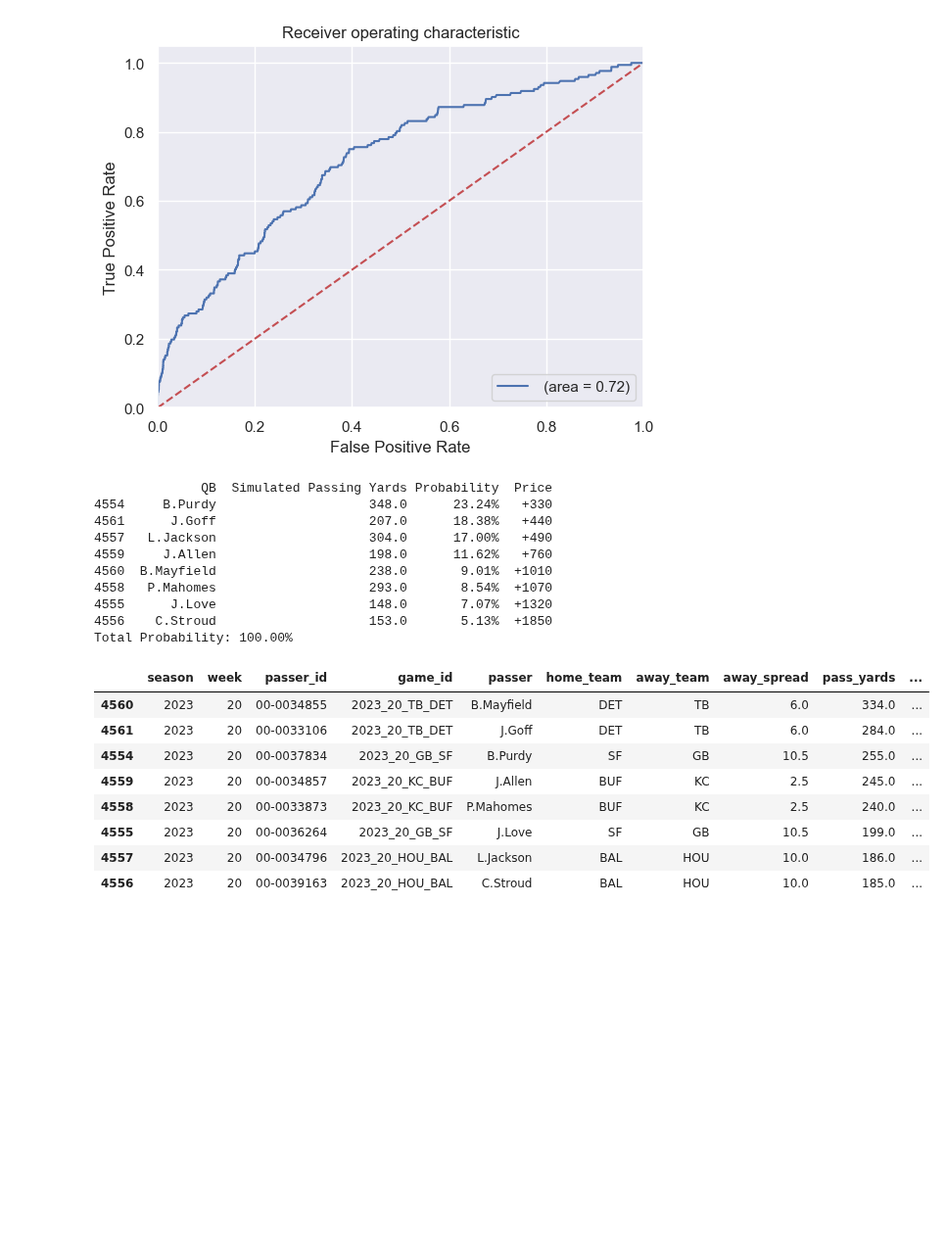
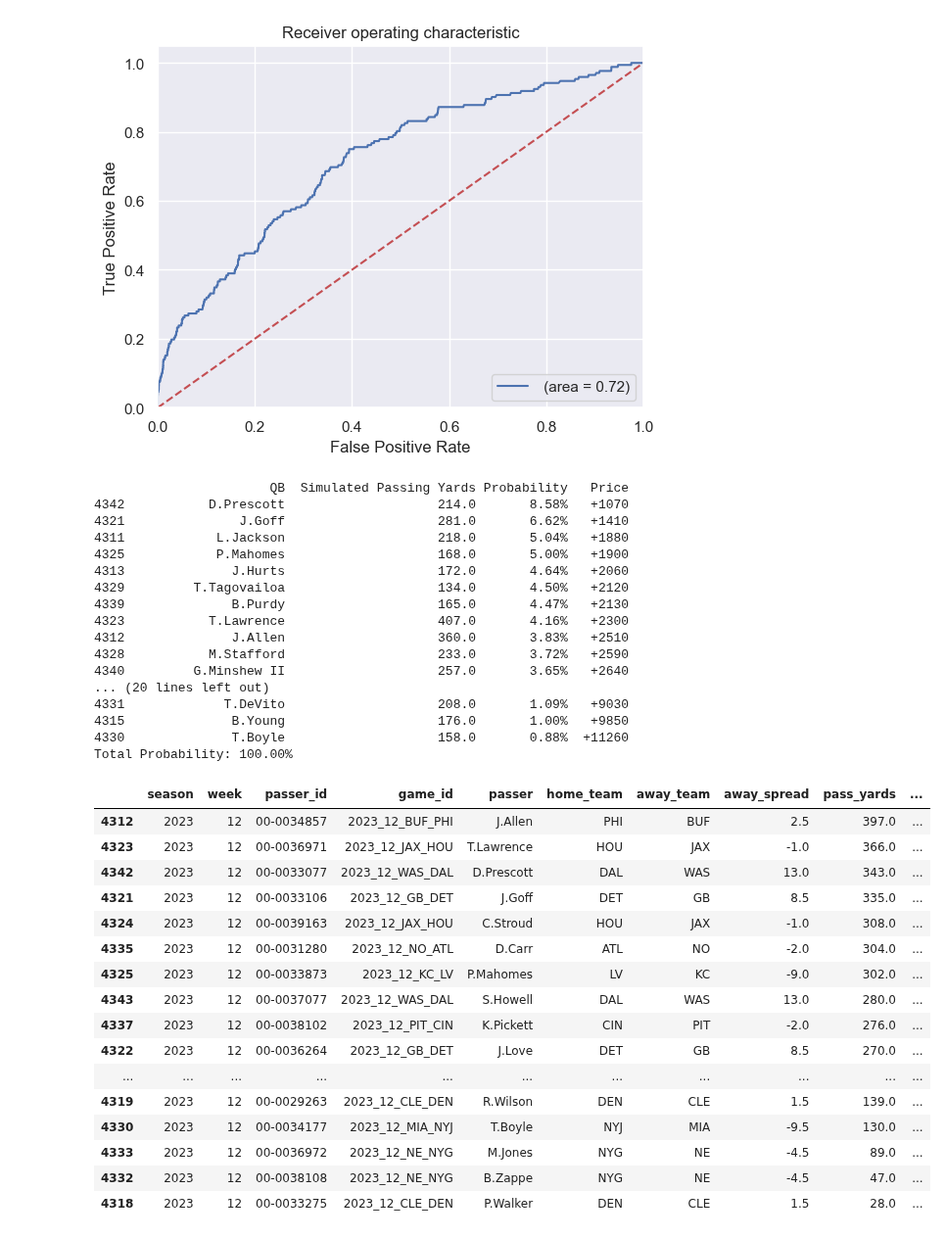
Before and after one commit to bhuggard/CheckTheCover, a Jupyter notebook: herewego.ipynb, the cells around one changed output. Shown at 98% size. Saved outputs shown, nothing was run; the diff lists cells and outputs as text; code cells hidden in the pictures; blank space fills up the shorter version.

```diff
--- a/herewego.ipynb
+++ b/herewego.ipynb
@@ -229,7 +211,7 @@ sortski[sortski['game_id'] == '2016_16_NYJ_NE']
 def calc_adjusted_stats(row):
     close_games = sortski[np.abs(sortski['implied_total'] - row['implied_total']) <= 3.5]
     mean_pass_yards = close_games['pass_yards'].mean()
-    std_pass_yards = close_games['pass_yards'].std() if not close_games['pass_yards'].std() == 0 else 1  # Default std dev if only one match
+    std_pass_yards = sortski['pass_yards'].std()  # League Standard Deviation
     return pd.Series([mean_pass_yards, std_pass_yards])
 
 sortski[['adjusted_mean', 'adjusted_std']] = sortski.apply(calc_adjusted_stats, axis=1)
@@ -313,7 +295,7 @@ Logloss: 0.14598886193631447
 Brier: 0.03422148623510168
 [figure]
 # %%
-divisional_projections = simulated_df[(simulated_df['week'] == 20) & (simulated_df['season'] == 2023)]
+divisional_projections = simulated_df[(simulated_df['week'] == 12) & (simulated_df['season'] == 2023)]
 
 divisional_projections = divisional_projections[['passer','simulated_passing_yards','simulated_highest_passing_probability']]
 
@@ -334,25 +316,40 @@ print(divisional_projections)
 
 print('Total Probability: {:,.2%}'.format(total_probability))
 # %% [output]
-              QB  Simulated Passing Yards Probability  Price
-4554     B.Purdy                    348.0      23.24%   +330
-4561      J.Goff                    207.0      18.38%   +440
-4557   L.Jackson                    304.0      17.00%   +490
-4559     J.Allen                    198.0      11.62%   +760
-4560  B.Mayfield                    238.0       9.01%  +1010
-4558   P.Mahomes                    293.0       8.54%  +1070
-4555      J.Love                    148.0       7.07%  +1320
-4556    C.Stroud                    153.0       5.13%  +1850
+                       QB  Simulated Passing Yards Probability   Price
+4342           D.Prescott                    214.0       8.58%   +1070
+4321               J.Goff                    281.0       6.62%   +1410
+4311            L.Jackson                    218.0       5.04%   +1880
+4325            P.Mahomes                    168.0       5.00%   +1900
+4313              J.Hurts                    172.0       4.64%   +2060
+4329         T.Tagovailoa                    134.0       4.50%   +2120
+4339              B.Purdy                    165.0       4.47%   +2130
+4323           T.Lawrence                    407.0       4.16%   +2300
+4312              J.Allen                    360.0       3.83%   +2510
+4328           M.Stafford                    233.0       3.72%   +2590
+4340         G.Minshew II                    257.0       3.65%   +2640
+... (20 lines left out)
+4331             T.DeVito                    208.0       1.09%   +9030
+4315              B.Young                    176.0       1.00%   +9850
+4330              T.Boyle                    158.0       0.88%  +11260
 Total Probability: 100.00%
 # %%
-simulated_df[(simulated_df['week'] == 20) & (simulated_df['season'] == 2023)].sort_values(by = "pass_yards", ascending = False)
+simulated_df[(simulated_df['week'] == 12) & (simulated_df['season'] == 2023)].sort_values(by = "pass_yards", ascending = False)
 # %% [output]
 |  | season | week | passer_id | game_id | passer | home_team | away_team | away_spread | pass_yards | ... |
-| 4560 | 2023 | 20 | 00-0034855 | 2023_20_TB_DET | B.Mayfield | DET | TB | 6.0 | 334.0 | ... |
-| 4561 | 2023 | 20 | 00-0033106 | 2023_20_TB_DET | J.Goff | DET | TB | 6.0 | 284.0 | ... |
-| 4554 | 2023 | 20 | 00-0037834 | 2023_20_GB_SF | B.Purdy | SF | GB | 10.5 | 255.0 | ... |
-| 4559 | 2023 | 20 | 00-0034857 | 2023_20_KC_BUF | J.Allen | BUF | KC | 2.5 | 245.0 | ... |
-| 4558 | 2023 | 20 | 00-0033873 | 2023_20_KC_BUF | P.Mahomes | BUF | KC | 2.5 | 240.0 | ... |
-| 4555 | 2023 | 20 | 00-0036264 | 2023_20_GB_SF | J.Love | SF | GB | 10.5 | 199.0 | ... |
-| 4557 | 2023 | 20 | 00-0034796 | 2023_20_HOU_BAL | L.Jackson | BAL | HOU | 10.0 | 186.0 | ... |
-| 4556 | 2023 | 20 | 00-0039163 | 2023_20_HOU_BAL | C.Stroud | BAL | HOU | 10.0 | 185.0 | ... |
+| 4312 | 2023 | 12 | 00-0034857 | 2023_12_BUF_PHI | J.Allen | PHI | BUF | 2.5 | 397.0 | ... |
+| 4323 | 2023 | 12 | 00-0036971 | 2023_12_JAX_HOU | T.Lawrence | HOU | JAX | -1.0 | 366.0 | ... |
+| 4342 | 2023 | 12 | 00-0033077 | 2023_12_WAS_DAL | D.Prescott | DAL | WAS | 13.0 | 343.0 | ... |
+| 4321 | 2023 | 12 | 00-0033106 | 2023_12_GB_DET | J.Goff | DET | GB | 8.5 | 335.0 | ... |
+| 4324 | 2023 | 12 | 00-0039163 | 2023_12_JAX_HOU | C.Stroud | HOU | JAX | -1.0 | 308.0 | ... |
+| 4335 | 2023 | 12 | 00-0031280 | 2023_12_NO_ATL | D.Carr | ATL | NO | -2.0 | 304.0 | ... |
+| 4325 | 2023 | 12 | 00-0033873 | 2023_12_KC_LV | P.Mahomes | LV | KC | -9.0 | 302.0 | ... |
+| 4343 | 2023 | 12 | 00-0037077 | 2023_12_WAS_DAL | S.Howell | DAL | WAS | 13.0 | 280.0 | ... |
+| 4337 | 2023 | 12 | 00-0038102 | 2023_12_PIT_CIN | K.Pickett | CIN | PIT | -2.0 | 276.0 | ... |
+| 4322 | 2023 | 12 | 00-0036264 | 2023_12_GB_DET | J.Love | DET | GB | 8.5 | 270.0 | ... |
+| ... | ... | ... | ... | ... | ... | ... | ... | ... | ... | ... |
+| 4319 | 2023 | 12 | 00-0029263 | 2023_12_CLE_DEN | R.Wilson | DEN | CLE | 1.5 | 139.0 | ... |
+| 4330 | 2023 | 12 | 00-0034177 | 2023_12_MIA_NYJ | T.Boyle | NYJ | MIA | -9.5 | 130.0 | ... |
+| 4333 | 2023 | 12 | 00-0036972 | 2023_12_NE_NYG | M.Jones | NYG | NE | -4.5 | 89.0 | ... |
+| 4332 | 2023 | 12 | 00-0038108 | 2023_12_NE_NYG | B.Zappe | NYG | NE | -4.5 | 47.0 | ... |
+| 4318 | 2023 | 12 | 00-0033275 | 2023_12_CLE_DEN | P.Walker | DEN | CLE | 1.5 | 28.0 | ... |
```
Also changed, not shown: parts of 7 cells of this notebook.
